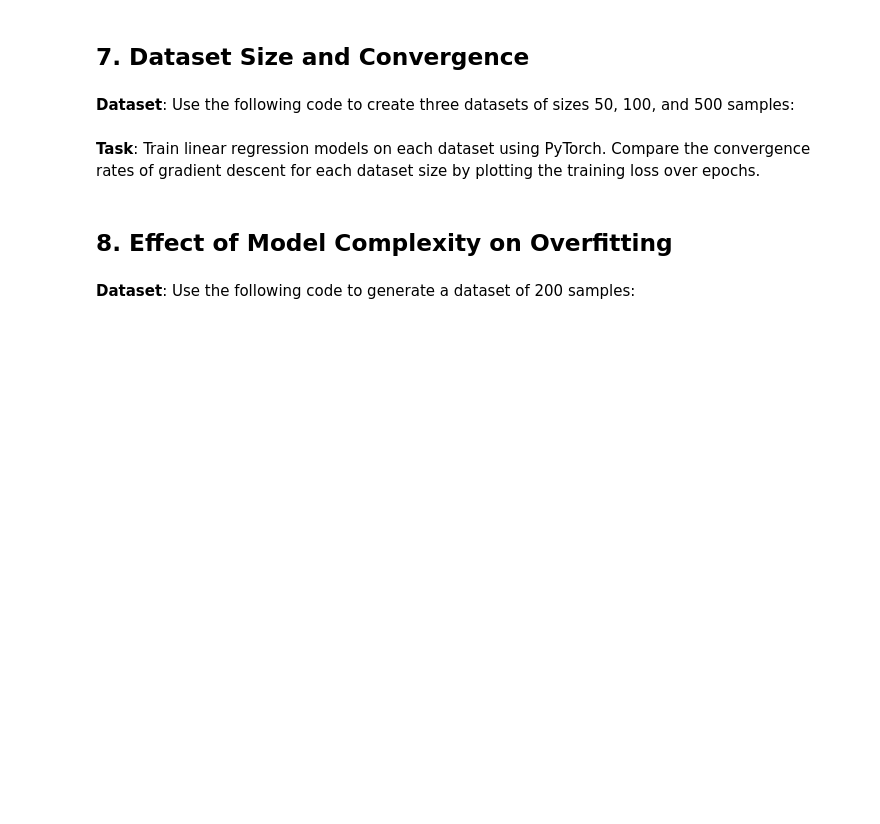
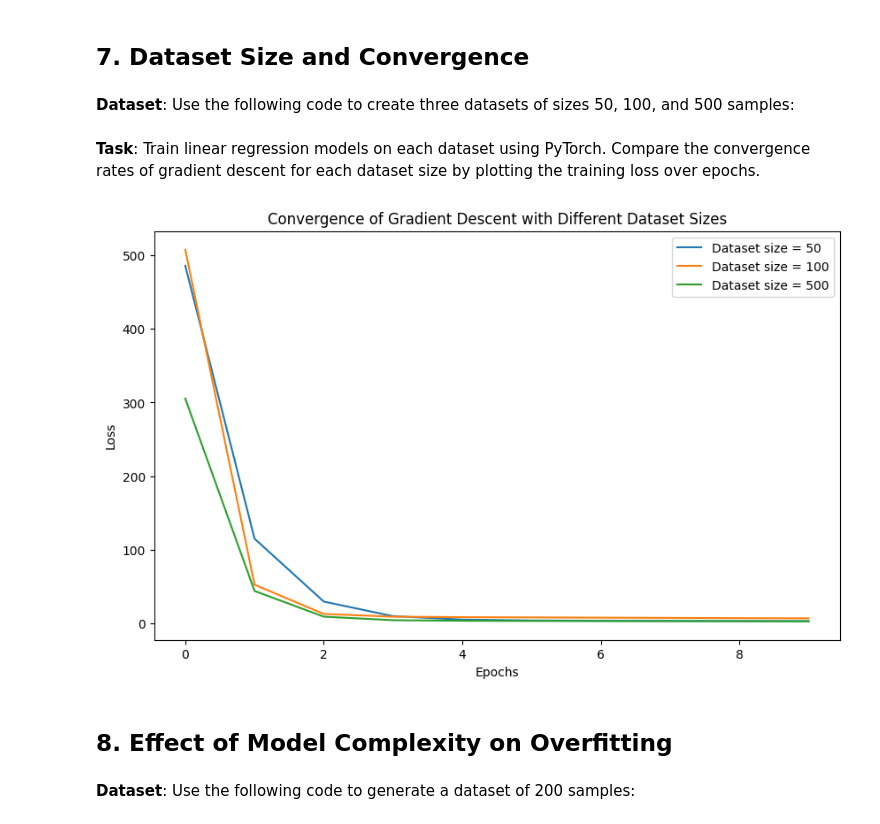
Before and after one commit to PatrykFlama/UWr, a Jupyter notebook: Sem5/ML/2024/List2/homework_2.ipynb, the cells around one changed output. Cells and saved outputs as stored; diff of their text form; code cells hidden in the pictures; blank space fills up the shorter version.

```diff
--- a/Sem5/ML/2024/List2/homework_2.ipynb
+++ b/Sem5/ML/2024/List2/homework_2.ipynb
@@ -530,6 +507,53 @@ for size in sizes:
 # %% [markdown]
 
 **Task**: Train linear regression models on each dataset using PyTorch. Compare the convergence rates of gradient descent for each dataset size by plotting the training loss over epochs.
+# %%
+class LinearRegressionModel(nn.Module):
+    def __init__(self):
+        super().__init__()
+        self.linear = nn.Linear(1, 1)
+
+    def forward(self, x):
+        return self.linear(x)
+
+def train(model, loss_fn, optimizer, X_tensor, y_tensor, epochs=10):
+    losses = []
+    for epoch in range(epochs):
+        model.train()
+
+        y_pred = model(X_tensor)
+        loss = loss_fn(y_pred, y_tensor)
+
+        loss.backward()
+        optimizer.step()
+        optimizer.zero_grad()
+
+        losses.append(loss.item())
+    return losses
+
+def plot_loss_curves(datasets, sizes):
+    plt.figure(figsize=(10, 6))
+    for (X, y), size in zip(datasets, sizes):
+        X_tensor = torch.tensor(X, dtype=torch.float32).view(-1, 1)
+        y_tensor = torch.tensor(y, dtype=torch.float32).view(-1, 1)
+
+        model = LinearRegressionModel().to(device)
+        optimizer = torch.optim.SGD(model.parameters(), lr=0.01)
+        loss_fn = nn.MSELoss()
+
+        losses = train(model, loss_fn, optimizer, X_tensor, y_tensor, epochs=10)
+
+        plt.plot(losses, label=f'Dataset size = {size}')
+
+    plt.xlabel('Epochs')
+    plt.ylabel('Loss')
+    plt.legend()
+    plt.title('Convergence of Gradient Descent with Different Dataset Sizes')
+    plt.show()
+
+plot_loss_curves(datasets, sizes)
+# %% [output]
+[figure, added]
 # %% [markdown]
 ## 8. Effect of Model Complexity on Overfitting
 # %% [markdown]
```
Also changed, not shown: parts of 9 cells of this notebook.
